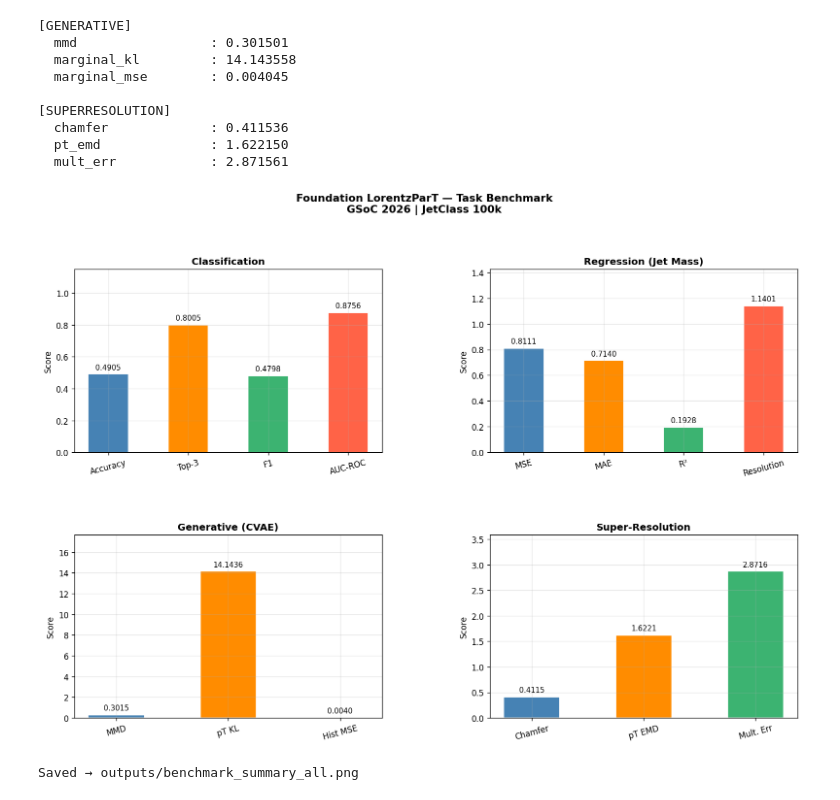
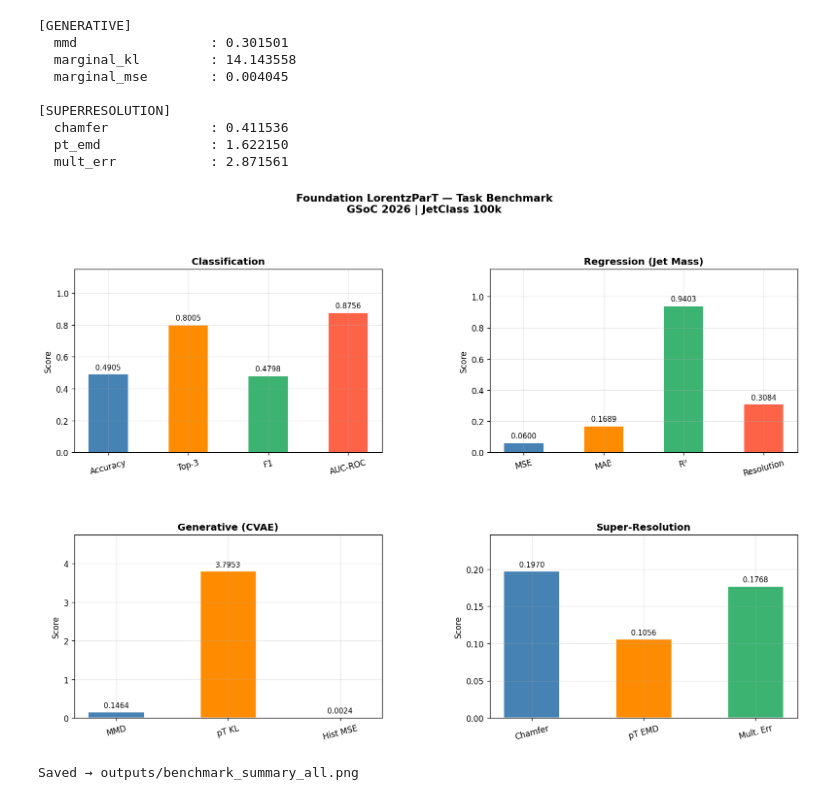
Before and after one commit to ranjeet258/Specific-Tasks-2a-FM-for-E2E-EventReconstruction, a Jupyter notebook: notebooks/03_benchmark_results.ipynb, the cells around one changed output. Saved outputs shown, nothing was run; the diff lists cells and outputs as text; code cells hidden in the pictures.

Commit message:
fix: benchmark chart uses task-specialist checkpoints, clean README and requirements

```diff
--- a/notebooks/03_benchmark_results.ipynb
+++ b/notebooks/03_benchmark_results.ipynb
@@ -234,35 +234,41 @@ for task, cfg in plot_config.items():
         continue
 
     task_res   = results[task]
-    model_name = list(task_res.keys())[0]
+    task_specialist = {
+    'classification':  'FoundationLorentzParT (classification_best)',
+    'regression':      'FoundationLorentzParT (regression_best)',
+    'generative':      'FoundationLorentzParT (generative_best)',
+    'superresolution': 'FoundationLorentzParT (superresolution_best)',
+    }
+    model_name = task_specialist[task]
     model_vals = task_res[model_name]
 
     labels = [m[0] for m in cfg['metrics']]
     vals   = [model_vals.get(m[1]) or 0.0 for m in cfg['metrics']]
 
     bars = ax.bar(labels, vals, color=cfg['colors'],
                   edgecolor='white', width=0.5)
     ax.bar_label(bars, fmt='%.4f', padding=4, fontsize=9)
 
     if cfg['ylim']:
         ax.set_ylim(*cfg['ylim'])
     else:
         max_val = max(v for v in vals if v is not None)
         ax.set_ylim(0, max_val * 1.25 if max_val > 0 else 1.0)
 
     ax.set_title(cfg['title'], fontsize=12, fontweight='bold')
     ax.set_ylabel('Score')
     ax.tick_params(axis='x', rotation=15)
 
 fig.suptitle(
     'Foundation LorentzParT — Task Benchmark\nGSoC 2026 | JetClass 100k',
     fontsize=13, fontweight='bold', y=1.01
 )
 
 out_png = 'outputs/benchmark_summary_all.png'
 plt.savefig(out_png, dpi=130, bbox_inches='tight')
 plt.show()
 print(f'Saved → {out_png}')
 # %% [output]
-[figure, old version]
+[figure, new version]
 Saved → outputs/benchmark_summary_all.png
```
Also changed, not shown: parts of 1 cell of this notebook, 3 other files.
